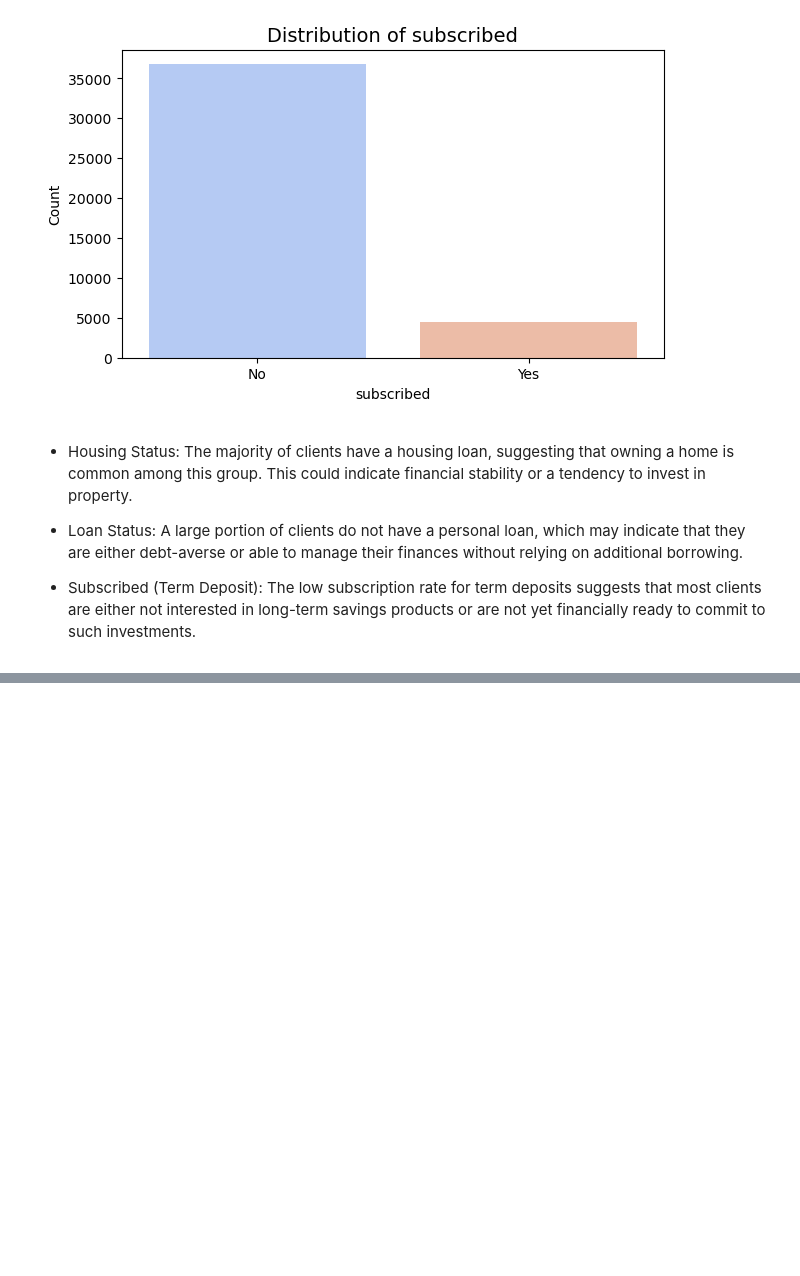
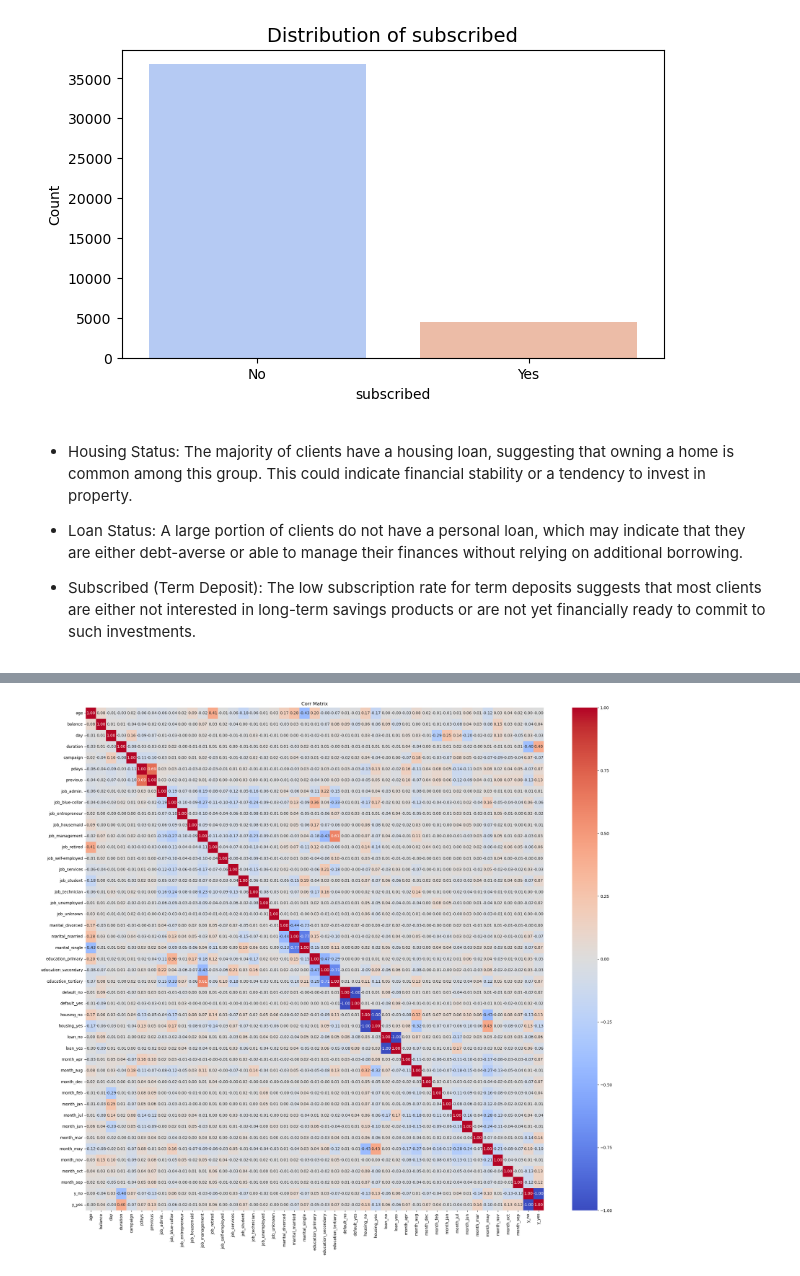
Before and after one commit to yarobinson/Bank-Marketing-Project-Team-15, a Jupyter notebook: experiments/Data-Preprocessing.ipynb, the cells around one changed output, grey strips where cells are left out. Drawn from its saved outputs; the diff is of its cells as text; code cells hidden in the pictures; blank space fills up the shorter version.

Commit message:
Complete bivariate and multivariate analysis

```diff
--- a/experiments/Data-Preprocessing.ipynb
+++ b/experiments/Data-Preprocessing.ipynb
@@ -407,0 +420,14 @@ Passing `palette` without assigning `hue` is deprecated and will be removed in v
+# %%
+#Explore correlations between variables to determine variables of interest for analysis
+
+#Correlation matrix
+matrix = df_clean_encoded.corr()
+
+
+#Visualize coorelations on heatmap
+plt.figure(figsize=(26, 23))
+sns.heatmap(matrix, annot=True, fmt=".2f", cmap='coolwarm', vmin=-1, vmax=1)
+plt.title('Corr Matrix')
+plt.show()
+# %% [output]
+[figure, added]
```
Also changed, not shown: parts of 15 cells of this notebook.
